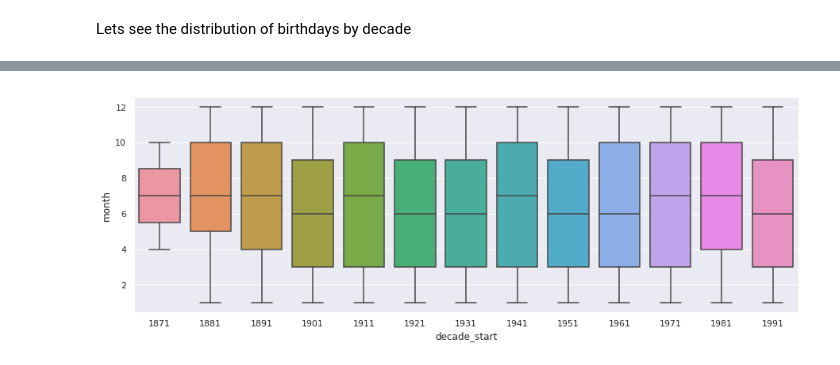
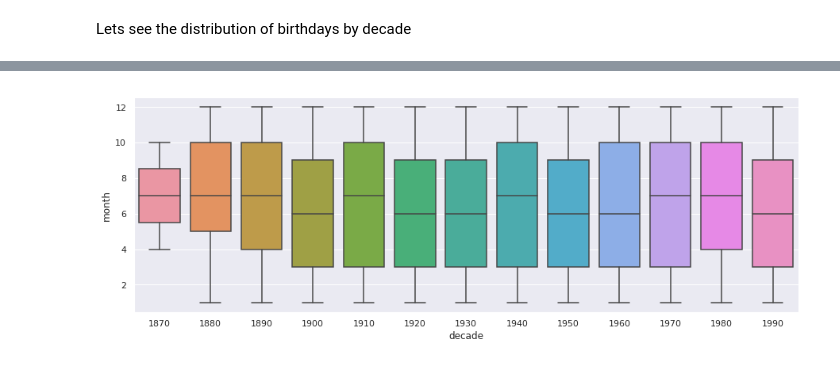
Before and after one commit to naivelogic/NFL-smarter-football, a Jupyter notebook: NFL Play Birth Date Analysis.ipynb, the cells around one changed output, grey strips where cells are left out. Cells and saved outputs as stored; diff of their text form; code cells hidden in the pictures.

```diff
--- a/NFL Play Birth Date Analysis.ipynb
+++ b/NFL Play Birth Date Analysis.ipynb
@@ -67,6 +78,8 @@ new_df.columns = col
 new_df.to_csv('nfl_birthdays.csv')
 # %%
 bday = pd.read_csv('nfl_birthdays.csv', index_col=0)
+# %%
+bday = bday.reset_index(drop=False)
 # %%
 bday.head()
 # %% [output]
@@ -124,5 +129,2 @@ sns.catplot(x="month", kind="count", data=bday[bday.position=='QB']);
 # %% [markdown]
 Lets see the distribution of birthdays by decade
-# %%
-# NEAREST 10 FOR DECADE START
-bday['decade_start'] = (bday['born'] // 10) * 10 + 1
@@ -147,9 +131,13 @@ Name: month, dtype: float64
 # %%
+# compute the nearest 10 for player's decade birth
+bday['decade'] = (bday['born'] // 10) * 10
+
+# create box chart and plot players birth month disctribution arcross decades
 plt.figure(figsize=(15,5))
-sns.boxplot(x="decade_start", y="month", data=bday)
+sns.boxplot(x="decade", y="month", data=bday)
 
 plt.show()
 plt.clf()
 plt.close()
 # %% [output]
-[figure, old version]
+[figure, new version]
```
Also changed, not shown: parts of 16 cells of this notebook.
